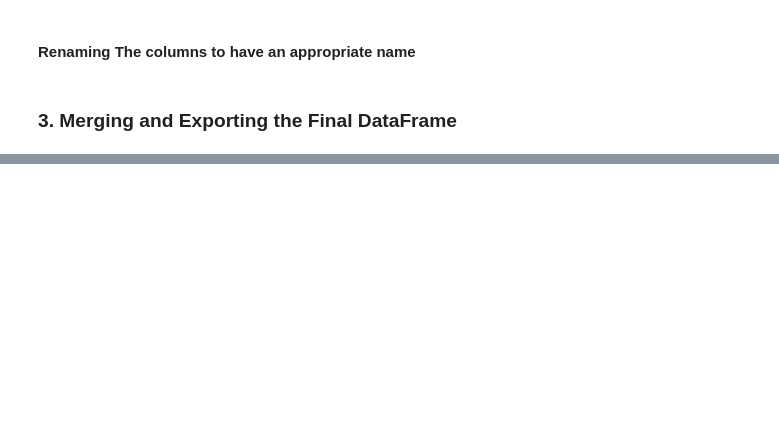
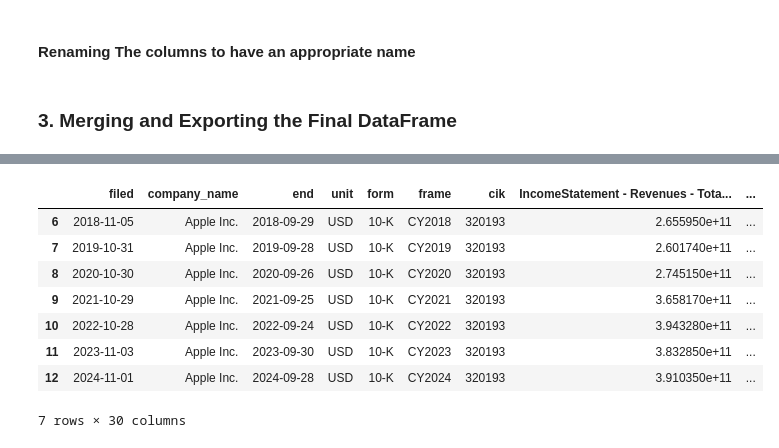
Before and after one commit to maseehfaizan/Hybrid_Pricer, a Jupyter notebook: data_cleaner.ipynb, the cells around one changed output, grey strips where cells are left out. Cells and saved outputs as stored; diff of their text form; code cells hidden in the pictures; blank space fills up the shorter version.

```diff
--- a/data_cleaner.ipynb
+++ b/data_cleaner.ipynb
@@ -70,0 +862,5 @@ main_df.to_csv('./data/cleaned_stock.csv')
+# %%
+import pandas as pd
+
+income= pd.read_csv('/Users/maseehfaizan/Desktop/Maseeh/Projects/Hybrid_Pricer/data/financial_statement/AAPL_income_statement.csv')
+income.head(3)
@@ -70,0 +873,17 @@ main_df.to_csv('./data/cleaned_stock.csv')
+# %%
+yearly = income[income['form'] == '10-K']
+yearly = yearly[yearly['frame'].str.match(r'^CY\d{4}$')]
+yearly = yearly[pd.to_datetime(yearly['end']).dt.year >= 2018]
+
+
+yearly.head(30)
+# %% [output]
+|  | filed | company_name | end | unit | form | frame | cik | IncomeStatement - Revenues - Tota... | ... |
+| 6 | 2018-11-05 | Apple Inc. | 2018-09-29 | USD | 10-K | CY2018 | 320193 | 2.655950e+11 | ... |
+| 7 | 2019-10-31 | Apple Inc. | 2019-09-28 | USD | 10-K | CY2019 | 320193 | 2.601740e+11 | ... |
+| 8 | 2020-10-30 | Apple Inc. | 2020-09-26 | USD | 10-K | CY2020 | 320193 | 2.745150e+11 | ... |
+| 9 | 2021-10-29 | Apple Inc. | 2021-09-25 | USD | 10-K | CY2021 | 320193 | 3.658170e+11 | ... |
+| 10 | 2022-10-28 | Apple Inc. | 2022-09-24 | USD | 10-K | CY2022 | 320193 | 3.943280e+11 | ... |
+| 11 | 2023-11-03 | Apple Inc. | 2023-09-30 | USD | 10-K | CY2023 | 320193 | 3.832850e+11 | ... |
+| 12 | 2024-11-01 | Apple Inc. | 2024-09-28 | USD | 10-K | CY2024 | 320193 | 3.910350e+11 | ... |
+7 rows × 30 columns
```
Also changed, not shown: parts of 8 cells of this notebook, 18 other files.
